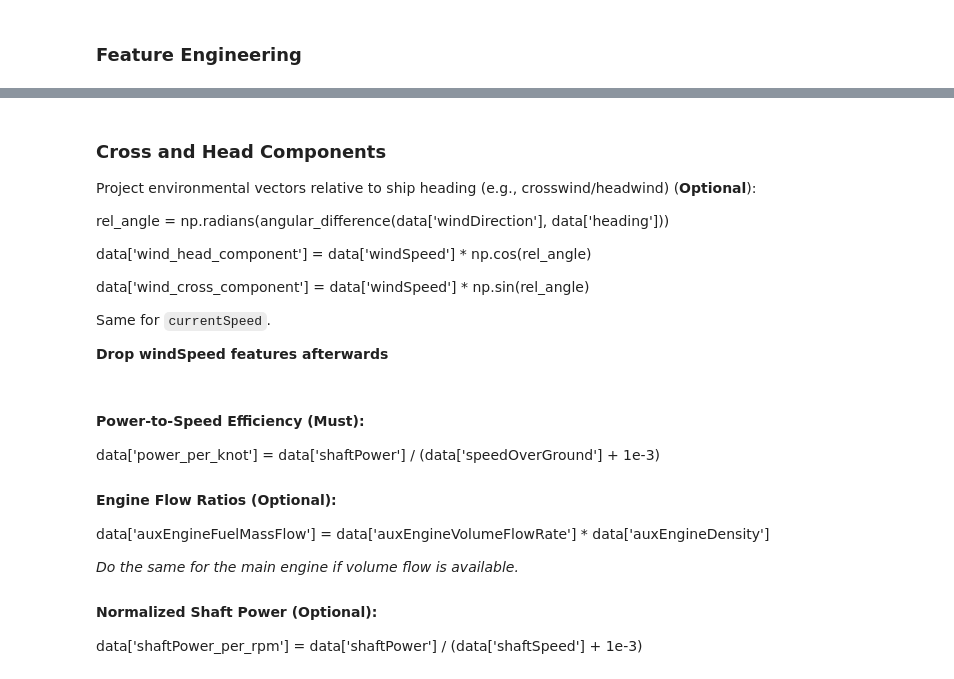
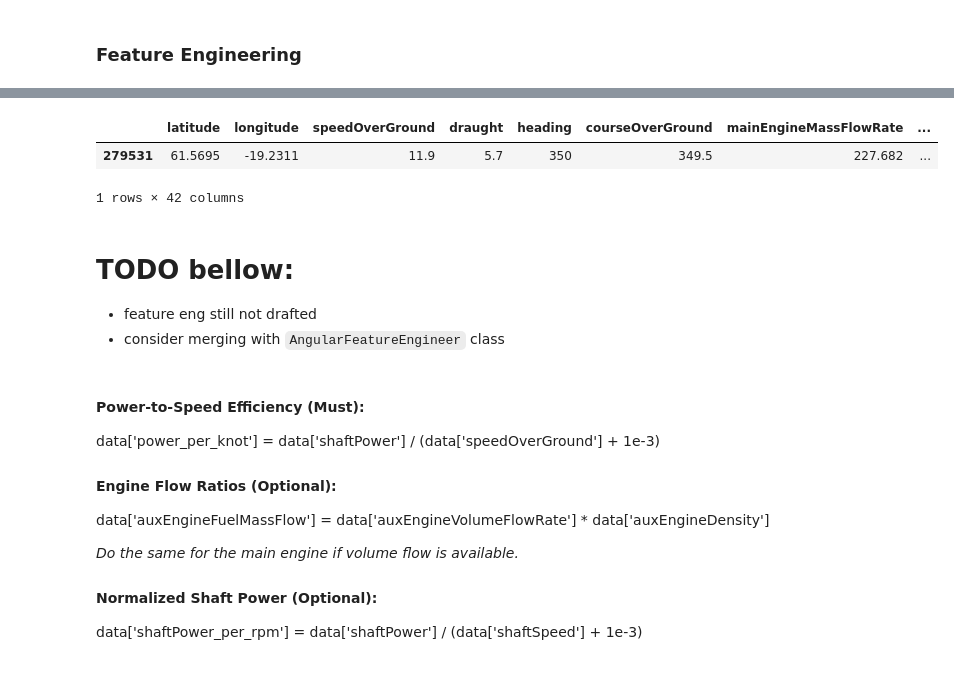
Before and after one commit to ButrosV/ship_prop_model, a Jupyter notebook: scripts/ship_hw_scratchpad.ipynb, the cells around one changed output, grey strips where cells are left out. Saved outputs shown, nothing was run; the diff lists cells and outputs as text; code cells hidden in the pictures.

```diff
--- a/scripts/ship_hw_scratchpad.ipynb
+++ b/scripts/ship_hw_scratchpad.ipynb
@@ -347,16 +485,34 @@ currentDirection_sin
 # %%
-def eng_features(data:pd.DataFrame=df_clean, direction_features:list=None)->pd.DataFrame:
-    """engineer some features"""
+def eng_direction_features(data:pd.DataFrame=df_clean,
+                 direction_features:list=None,
+                 drop_original_features:bool=False)->pd.DataFrame:
+    """
+    Engineer directional features:
+    1) Create a deep copy of the input dataset.
+    2) Compute sine and cosine of specified directional columns (in degrees).
+    3) Insert transformed features directly after the original column.
+    4) Optionally drop original directional columns.
+    :param data: Input DataFrame to transform.
+    :param direction_features: List of column names to transform into sin/cos features.
+    :param drop_original_features: If True, remove the original directional columns.
+    :return: A DataFrame with directional features replaced or extended by their sine and cosine components.
+    """
     df_eng = data.copy(deep=True)
     if direction_features:
         for feature in direction_features:
-            df_eng[feature+'_sin'] = np.sin(np.radians(df_eng[feature]))
-            df_eng[feature+'_cos'] = np.cos(np.radians(df_eng[feature]))
-        df_eng.drop(columns=direction_features, inplace=True)
+            sin =  np.sin(np.radians(df_eng[feature]))
+            cos = np.cos(np.radians(df_eng[feature]))
+            orig_feat_index = df_eng.columns.get_loc(feature)
+            df_eng.insert(loc=orig_feat_index+1,column=feature+'_sin', value=sin)
+            df_eng.insert(loc=orig_feat_index+1,column=feature+'_cos', value=cos)
+        if drop_original_features:
+            df_eng.drop(columns=direction_features, inplace=True)
 
     return df_eng
 # %%
-eng_features(direction_features=['windDirection', 'currentDirection']).columns
+# remove after testing
+df_circular_feats = eng_direction_features(direction_features=['windDirection', 'currentDirection'])
+df_circular_feats.columns
 # %% [output]
 Index(['latitude', 'longitude', 'speedOverGround', 'draught', 'heading',
        'courseOverGround', 'mainEngineMassFlowRate',
@@ -387,16 +531,13 @@ data['current_rel_heading'] = angular_difference(data['currentDirection'], data[
-# %% [markdown]
-### Cross and Head Components
-Project environmental vectors relative to ship heading (e.g., crosswind/headwind) (**Optional**):
-
-rel_angle = np.radians(angular_difference(data['windDirection'], data['heading']))
-
-data['wind_head_component'] = data['windSpeed'] * np.cos(rel_angle)
-
-data['wind_cross_component'] = data['windSpeed'] * np.sin(rel_angle)
-
-Same for `currentSpeed`.
-
-**Drop windSpeed features afterwards**
+# %%
+df_circular_feats.sample(1)
+# %% [output]
+|  | latitude | longitude | speedOverGround | draught | heading | courseOverGround | mainEngineMassFlowRate | ... |
+| 279531 | 61.5695 | -19.2311 | 11.9 | 5.7 | 350 | 349.5 | 227.682 | ... |
+1 rows × 42 columns
+# %% [markdown]
+# TODO bellow:
+- feature eng still not drafted
+- consider merging with `AngularFeatureEngineer`  class
 # %% [markdown]
 #### Power-to-Speed Efficiency (**Must**):
 data['power_per_knot'] = data['shaftPower'] / (data['speedOverGround'] + 1e-3)
```
Also changed, not shown: parts of 15 cells of this notebook.
